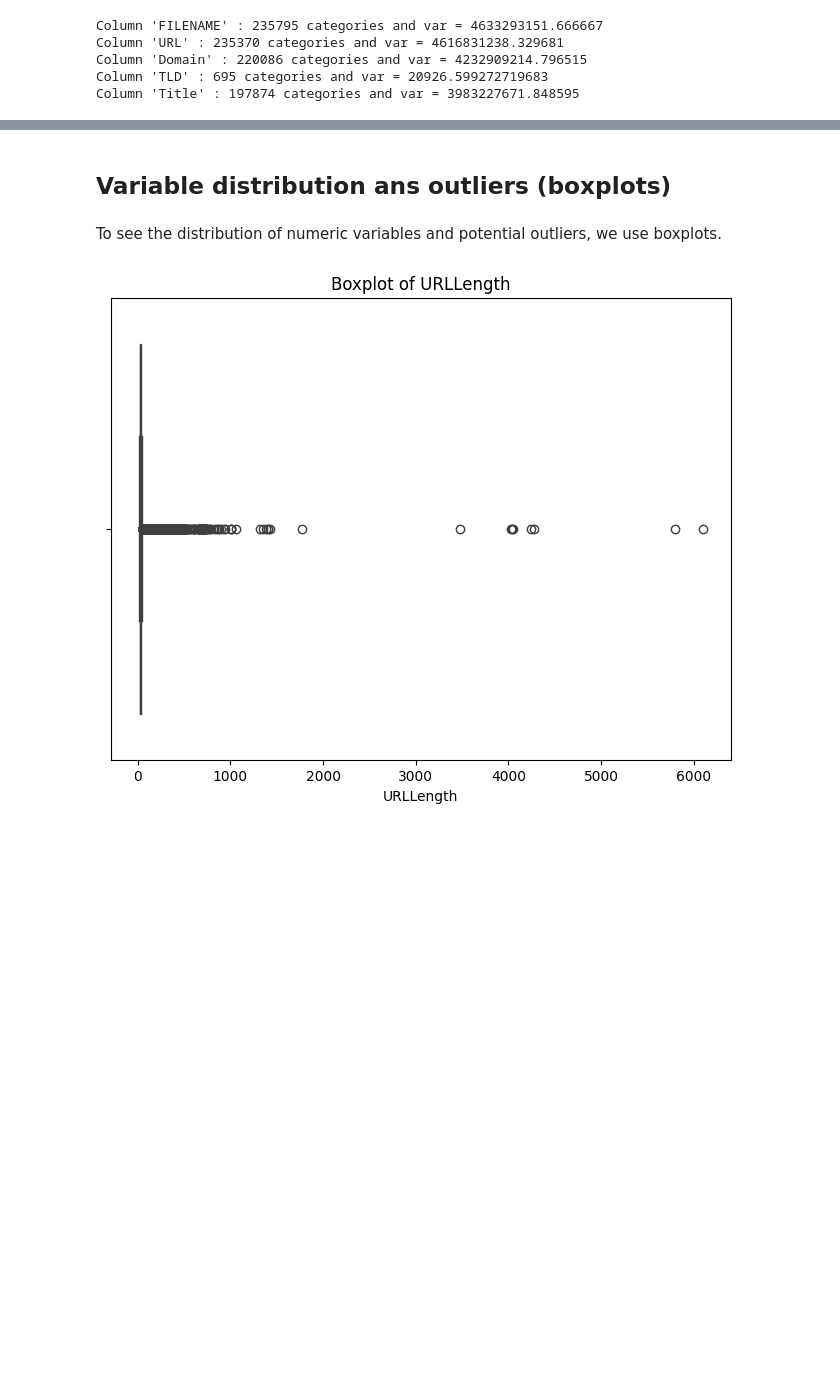
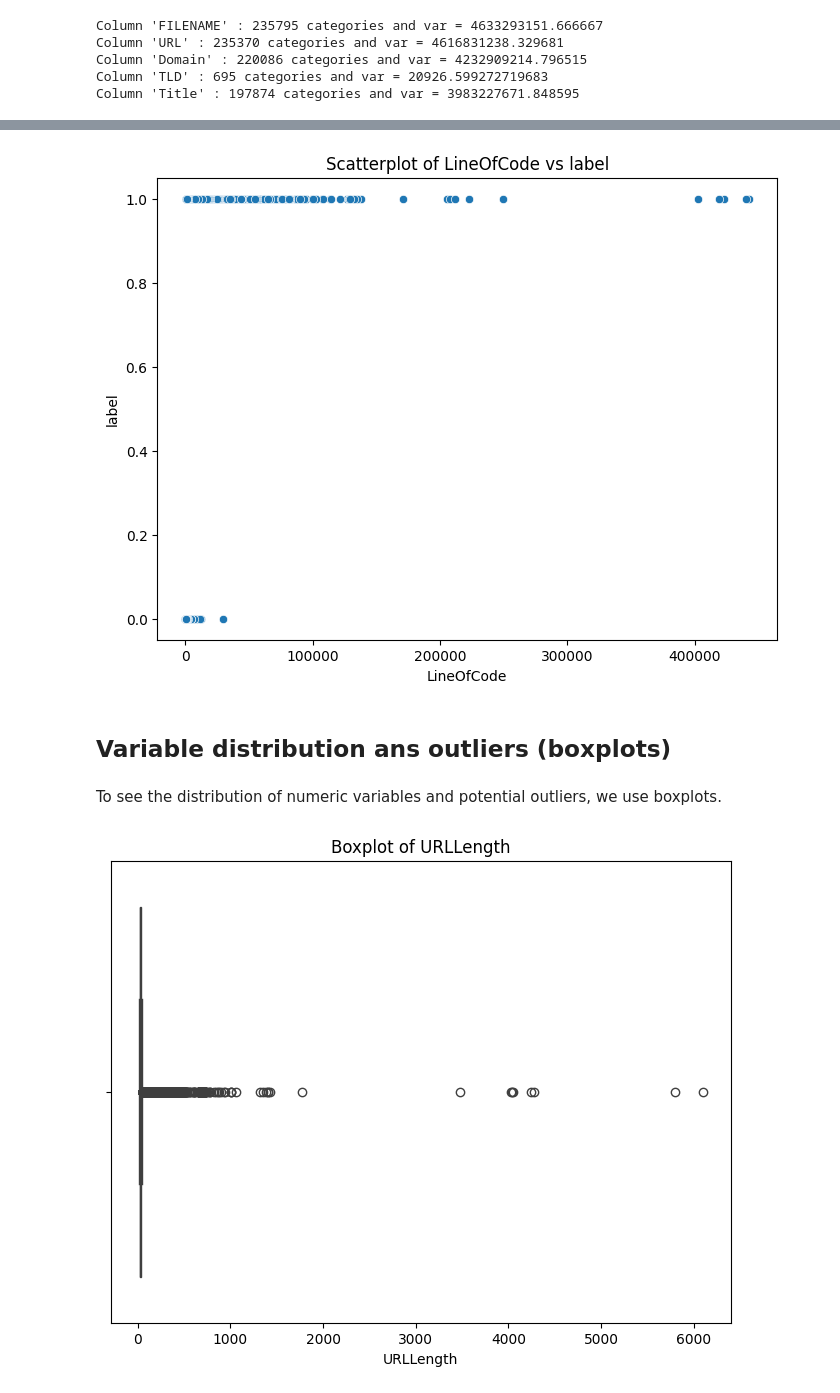
Before and after one commit to mathildadmbl/challenge2, a Jupyter notebook: challenge_2.ipynb, the cells around one changed output, grey strips where cells are left out. Saved outputs shown, nothing was run; the diff lists cells and outputs as text; code cells hidden in the pictures; blank space fills up the shorter version.

```diff
--- a/challenge_2.ipynb
+++ b/challenge_2.ipynb
@@ -121,3 +137,12 @@ Column 'Title' : 197874 categories and var = 3983227671.848595
+# %%
+plt.figure(figsize=(8, 6))
+sns.scatterplot(data=dfnum, x='LineOfCode', y='label')
+plt.title("Scatterplot of LineOfCode vs label")
+plt.xlabel("LineOfCode")
+plt.ylabel("label")
+plt.show()
+# %% [output]
+[figure, added]
 # %% [markdown]
 ## Variable distribution ans outliers (boxplots)
 # %% [markdown]
```
Also changed, not shown: parts of 5 cells of this notebook.
